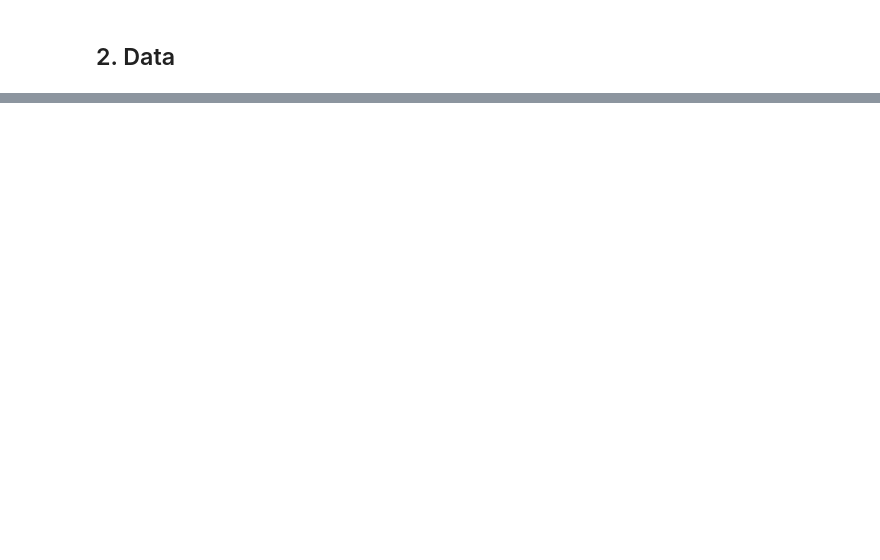
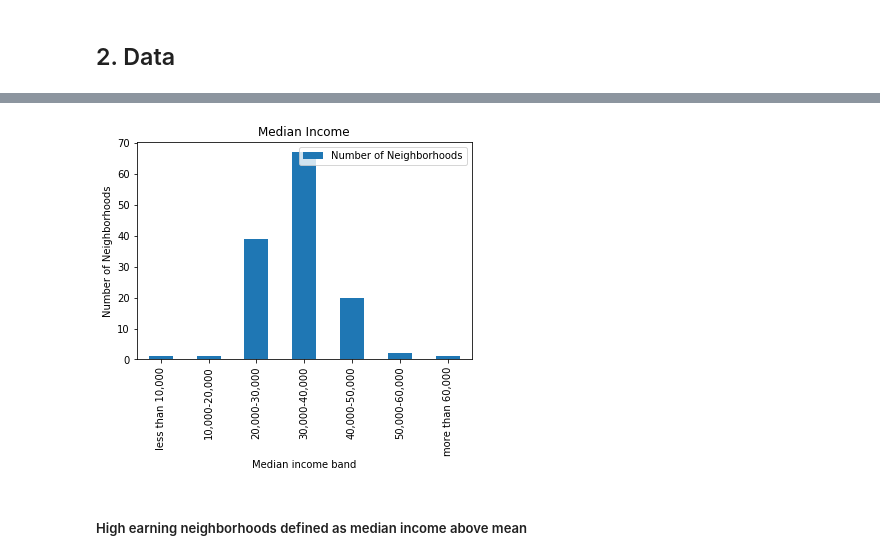
Before and after one commit to alphiousk/Coursera_Capstone, a Jupyter notebook: Coursera_Capstone.ipynb, the cells around one changed output, grey strips where cells are left out. Drawn from its saved outputs; the diff is of its cells as text; code cells hidden in the pictures; blank space fills up the shorter version.

```diff
--- a/Coursera_Capstone.ipynb
+++ b/Coursera_Capstone.ipynb
@@ -51,0 +118,22 @@
+# %%
+# select Tasmania data
+hobart = neighborhoods[neighborhoods['state_code'] == 'TAS']
+
+#remove descriptions in parenthesis in local_government_area column
+hobart['local_government_area'] = hobart['local_government_area'].str.replace(r"\s*\([^()]*\)","").str.strip()
+print(hobart['local_government_area'].unique())
+
+#select greater hobart local_government_areas
+LGA = ['Clarence', 'Kingborough', 'Glenorchy','Hobart', 'Brighton', 'Sorell']
+hobart = hobart[hobart['local_government_area'].isin(LGA)]
+
+# select location/suburb, post code, LGA, income, coordinates, population, and area size features
+features = ['name', 'postcode', 'local_government_area', 'latitude', 'longitude', 'median_income', 'population', 'area_sq_km']
+hobart = hobart[features].reset_index(drop = True)
+hobart.rename(columns={"name": "Neighborhood", "local_government_area": "LGA"}, inplace = True)
+
+#add population density
+hobart['pop_density'] = hobart['population']/hobart['area_sq_km']
+
+print('There are '+ str(hobart.shape[0]) + ' neighborhoods in Greater Hobart region')
+hobart.head(5)
@@ -51,0 +239,12 @@
+# %%
+#creating bins
+income = hobart[['Neighborhood', 'median_income']]
+bins = [-1,10000, 20000, 30000, 40000, 50000, 60000, 70000]
+labels = ['less than 10,000', '10,000-20,000','20,000-30,000','30,000-40,000','40,000-50,000','50,000-60,000','more than 60,000']
+income['binned'] = pd.cut(income['median_income'], bins=bins, labels=labels)
+
+#group number of neighborhoods per bin
+binned = income.groupby(['binned'])[['Neighborhood']].count()
+binned.rename(columns = {'Neighborhood':'Number of Neighborhoods'}, inplace = True)
+binned.reset_index(inplace = True)
+binned
@@ -51,0 +265,14 @@
+# %%
+# Create bar chart
+binned.plot.bar(x='binned', y='Number of Neighborhoods')
+
+plt.title('Median Income')
+plt.ylabel('Number of Neighborhoods')
+plt.xlabel('Median income band')
+plt.xticks(rotation=90)
+
+plt.show()
+# %% [output]
+[figure, added]
+# %% [markdown]
+##### High earning neighborhoods defined as median income above mean
```
Also changed, not shown: parts of 100 cells of this notebook.
